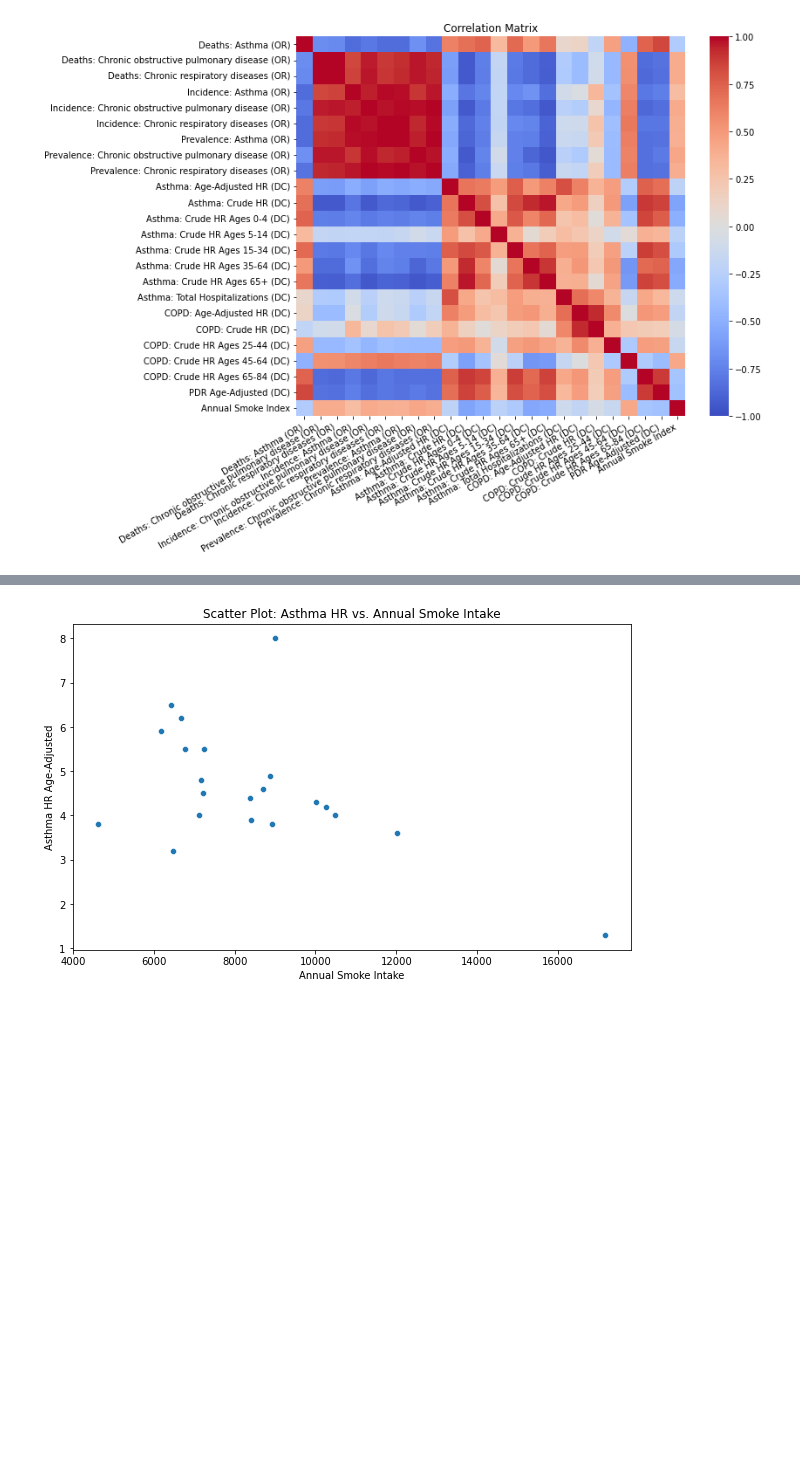
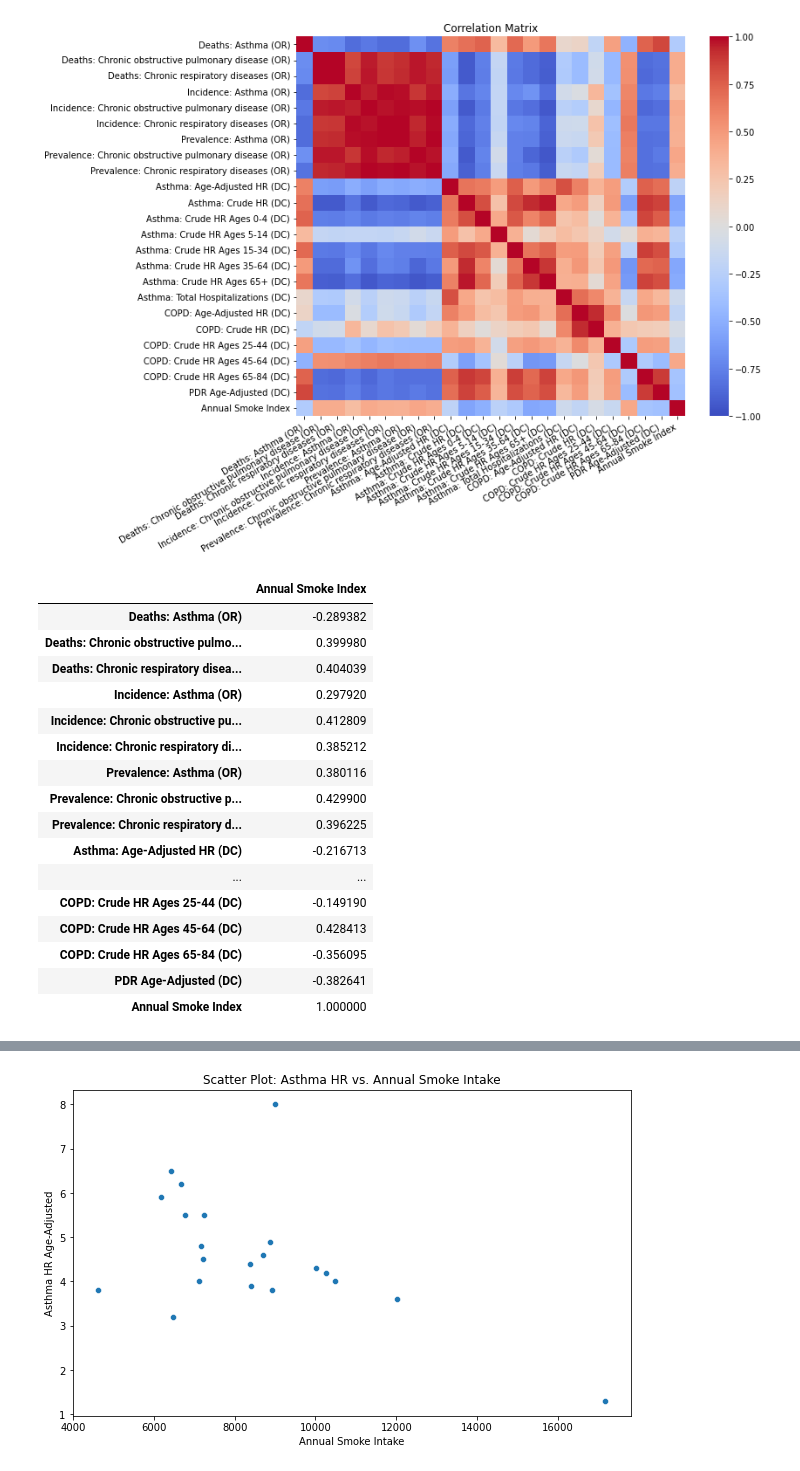
Before and after one commit to yashmanne/Wildfire-Analysis, a Jupyter notebook: Extension-HospitalizationModeling.ipynb, the cells around one changed output, grey strips where cells are left out. Drawn from its saved outputs; the diff is of its cells as text; code cells hidden in the pictures; blank space fills up the shorter version.

```diff
--- a/Extension-HospitalizationModeling.ipynb
+++ b/Extension-HospitalizationModeling.ipynb
@@ -69,3 +69,23 @@ plt.title('Correlation Matrix')
 plt.show()
 # %% [output]
 [figure]
+# %%
+correlation_matrix[['Annual Smoke Index']]
+# %% [output]
+|  | Annual Smoke Index |
+| Deaths: Asthma (OR) | -0.289382 |
+| Deaths: Chronic obstructive pulmo... | 0.399980 |
+| Deaths: Chronic respiratory disea... | 0.404039 |
+| Incidence: Asthma (OR) | 0.297920 |
+| Incidence: Chronic obstructive pu... | 0.412809 |
+| Incidence: Chronic respiratory di... | 0.385212 |
+| Prevalence: Asthma (OR) | 0.380116 |
+| Prevalence: Chronic obstructive p... | 0.429900 |
+| Prevalence: Chronic respiratory d... | 0.396225 |
+| Asthma: Age-Adjusted HR (DC) | -0.216713 |
+| ... | ... |
+| COPD: Crude HR Ages 25-44 (DC) | -0.149190 |
+| COPD: Crude HR Ages 45-64 (DC) | 0.428413 |
+| COPD: Crude HR Ages 65-84 (DC) | -0.356095 |
+| PDR Age-Adjusted (DC) | -0.382641 |
+| Annual Smoke Index | 1.000000 |
```
Also changed, not shown: parts of 11 cells of this notebook.
